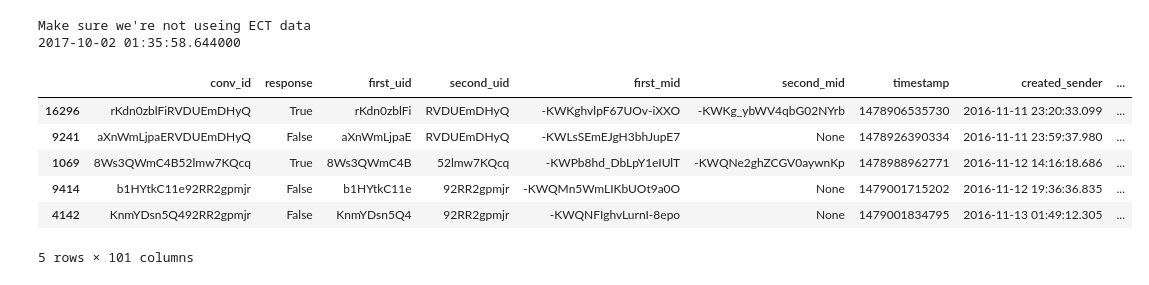
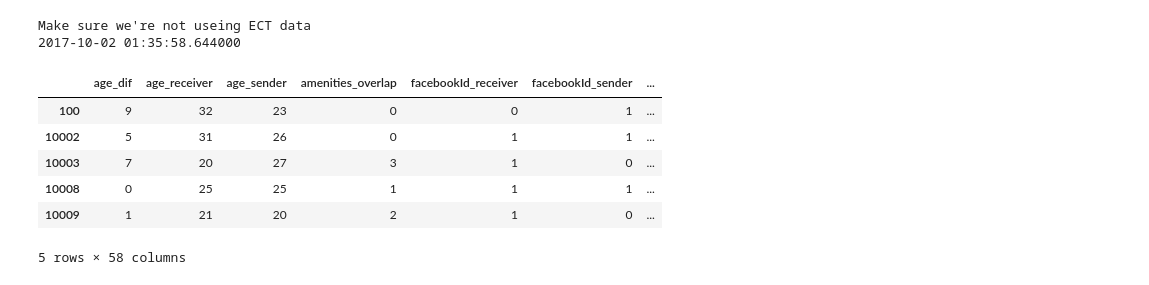
Before and after one commit to rczyrnik/Find-A-Flatmate, a Jupyter notebook: 4_RandomForestClassifier.ipynb, the cells around one changed output. Saved outputs shown, nothing was run; the diff lists cells and outputs as text; code cells hidden in the pictures.

Commit message:
run forests on user and combo data'

```diff
--- a/4_RandomForestClassifier.ipynb
+++ b/4_RandomForestClassifier.ipynb
@@ -20,17 +20,19 @@ from sklearn.cross_validation import KFold
 from sklearn.metrics import roc_curve, auc
 from scipy import interp
 # %%
-X = mp.unpickle_it('data_features')
+X = mp.unjson_it('data_features')
 print("Make sure we're not useing ECT data")
-print(pd.to_datetime(X.timestamp.max()*1000000))
+print(X.timestamp.max())
+y = X.response
+X = X.drop(['response','timestamp'], axis=1)
 X.head()
 # %% [output]
 Make sure we're not useing ECT data
 2017-10-02 01:35:58.644000
-|  | conv_id | response | first_uid | second_uid | first_mid | second_mid | timestamp | created_sender | ... |
-| 16296 | rKdn0zblFiRVDUEmDHyQ | True | rKdn0zblFi | RVDUEmDHyQ | -KWKghvlpF67UOv-iXXO | -KWKg_ybWV4qbG02NYrb | 1478906535730 | 2016-11-11 23:20:33.099 | ... |
-| 9241 | aXnWmLjpaERVDUEmDHyQ | False | aXnWmLjpaE | RVDUEmDHyQ | -KWLsSEmEJgH3bhJupE7 | None | 1478926390334 | 2016-11-11 23:59:37.980 | ... |
-| 1069 | 8Ws3QWmC4B52lmw7KQcq | True | 8Ws3QWmC4B | 52lmw7KQcq | -KWPb8hd_DbLpY1eIUlT | -KWQNe2ghZCGV0aywnKp | 1478988962771 | 2016-11-12 14:16:18.686 | ... |
-| 9414 | b1HYtkC11e92RR2gpmjr | False | b1HYtkC11e | 92RR2gpmjr | -KWQMn5WmLIKbUOt9a0O | None | 1479001715202 | 2016-11-12 19:36:36.835 | ... |
-| 4142 | KnmYDsn5Q492RR2gpmjr | False | KnmYDsn5Q4 | 92RR2gpmjr | -KWQNFIghvLurnI-8epo | None | 1479001834795 | 2016-11-13 01:49:12.305 | ... |
+|  | age_dif | age_receiver | age_sender | amenities_overlap | facebookId_receiver | facebookId_sender | ... |
+| 100 | 9 | 32 | 23 | 0 | 0 | 1 | ... |
+| 10002 | 5 | 31 | 26 | 0 | 1 | 1 | ... |
+| 10003 | 7 | 20 | 27 | 3 | 1 | 0 | ... |
+| 10008 | 0 | 25 | 25 | 1 | 1 | 1 | ... |
+| 10009 | 1 | 21 | 20 | 2 | 1 | 0 | ... |
-5 rows × 101 columns
+5 rows × 58 columns
```
Also changed, not shown: parts of 11 cells of this notebook, 6 other files.
